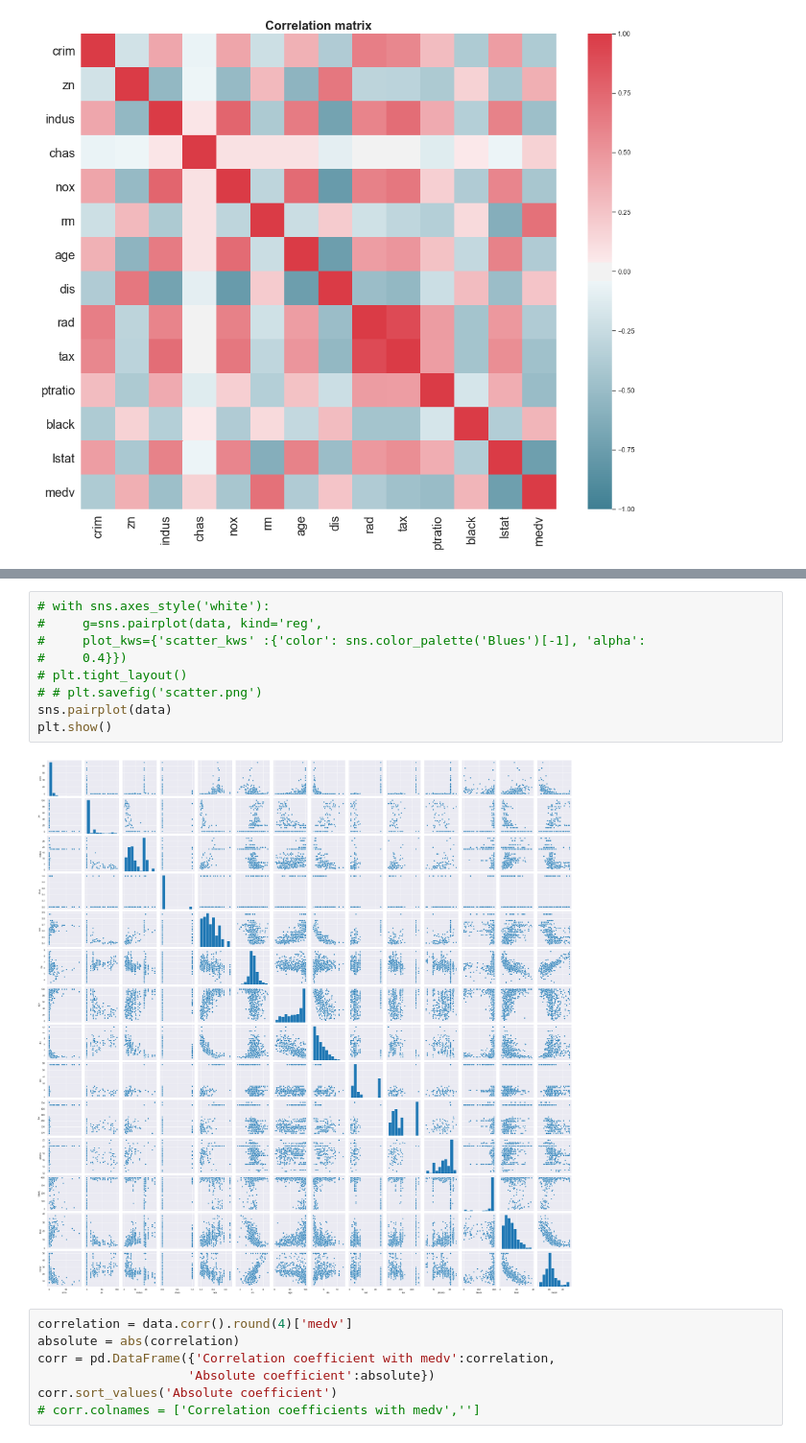
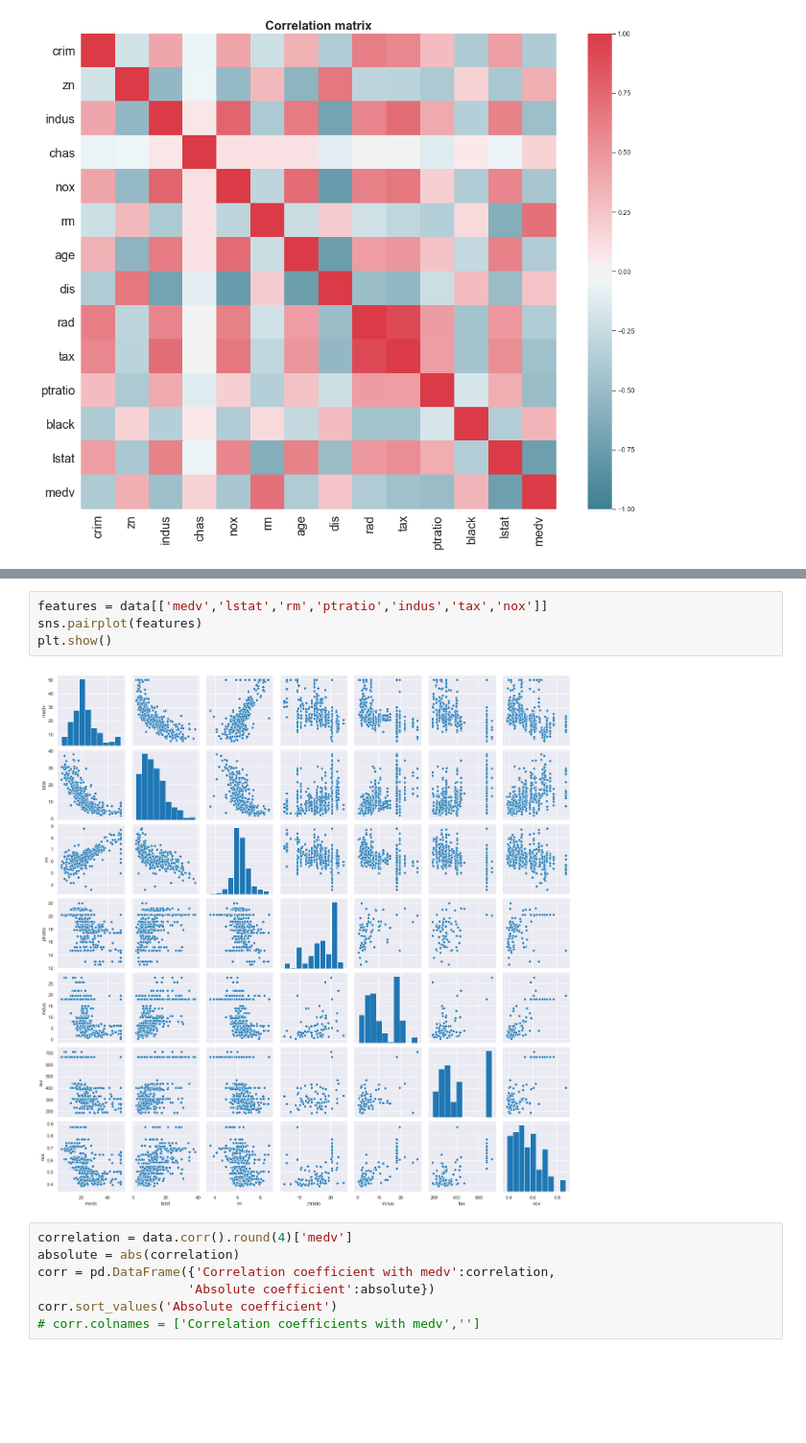
Before and after one commit to ChelseaYang1130/S2-2020, a Jupyter notebook: QBUS2820/Assignment 1/Assignment 1.ipynb, the cells around one changed output, grey strips where cells are left out. Shown at 96% size. Cells and saved outputs as stored; diff of their text form; blank space fills up the shorter version.

```diff
--- a/QBUS2820/Assignment 1/Assignment 1.ipynb
+++ b/QBUS2820/Assignment 1/Assignment 1.ipynb
@@ -473,17 +473,12 @@ data.describe()
 | 50% | 0.256510 | 0.000000 | 9.690000 | 0.000000 | 0.538000 | 6.208500 | 77.500000 | 3.207450 | 5.000000 | 330.000000 | 19.050000 | ... |
 | 75% | 3.677082 | 12.500000 | 18.100000 | 0.000000 | 0.624000 | 6.623500 | 94.075000 | 5.188425 | 24.000000 | 666.000000 | 20.200000 | ... |
 | max | 88.976200 | 100.000000 | 27.740000 | 1.000000 | 0.871000 | 8.780000 | 100.000000 | 12.126500 | 24.000000 | 711.000000 | 22.000000 | ... |
-# %%
-# with sns.axes_style('white'):
-#     g=sns.pairplot(data, kind='reg',
-#     plot_kws={'scatter_kws' :{'color': sns.color_palette('Blues')[-1], 'alpha':
-#     0.4}})
-# plt.tight_layout()
-# # plt.savefig('scatter.png')
-sns.pairplot(data)
-plt.show()
-# %% [output]
-[figure, removed]
+# %%
+features = data[['medv','lstat','rm','ptratio','indus','tax','nox']]
+sns.pairplot(features)
+plt.show()
+# %% [output]
+[figure, added]
 # %%
 correlation = data.corr().round(4)['medv']
 absolute = abs(correlation)
```
Also changed, not shown: 8 other files.
